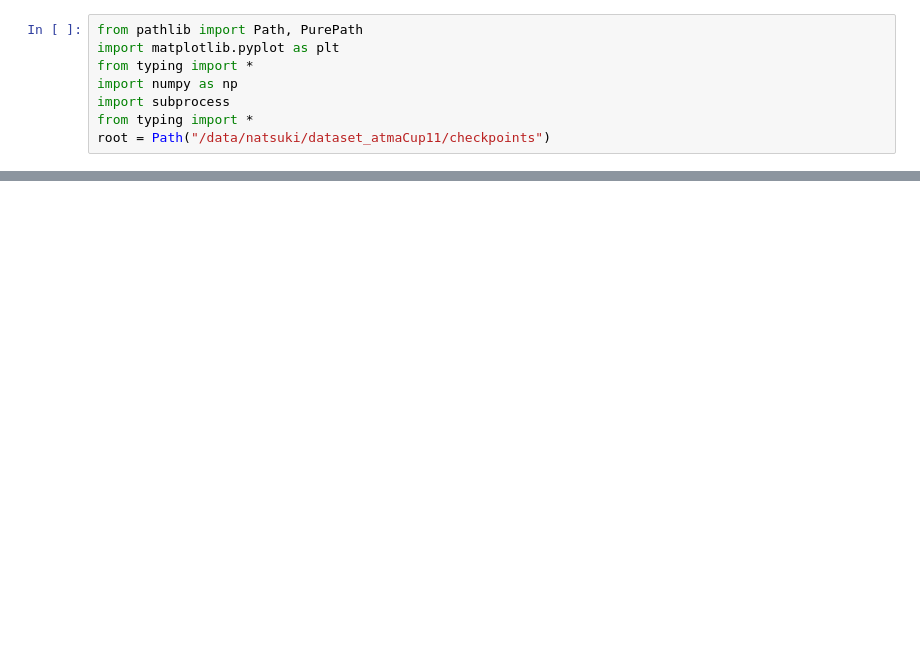
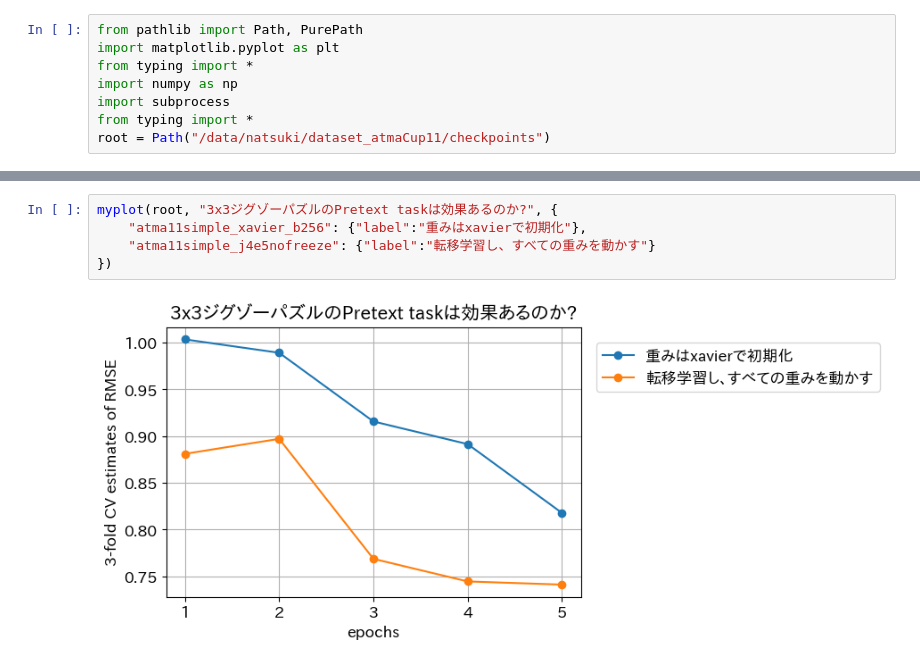
Before and after one commit to nat-chan/atmaCup11, a Jupyter notebook: comparison.ipynb, the cells around one changed output, grey strips where cells are left out. Drawn from its saved outputs; the diff is of its cells as text; blank space fills up the shorter version.

```diff
--- a/comparison.ipynb
+++ b/comparison.ipynb
@@ -40,0 +63,7 @@ myplot(root, "simple", [
+# %%
+myplot(root, "3x3ジグゾーパズルのPretext taskは効果あるのか?", {
+    "atma11simple_xavier_b256": {"label":"重みはxavierで初期化"},
+    "atma11simple_j4e5nofreeze": {"label":"転移学習し、すべての重みを動かす"}
+})
+# %% [output]
+[figure, added]
```
Also changed, not shown: parts of 9 cells of this notebook.
